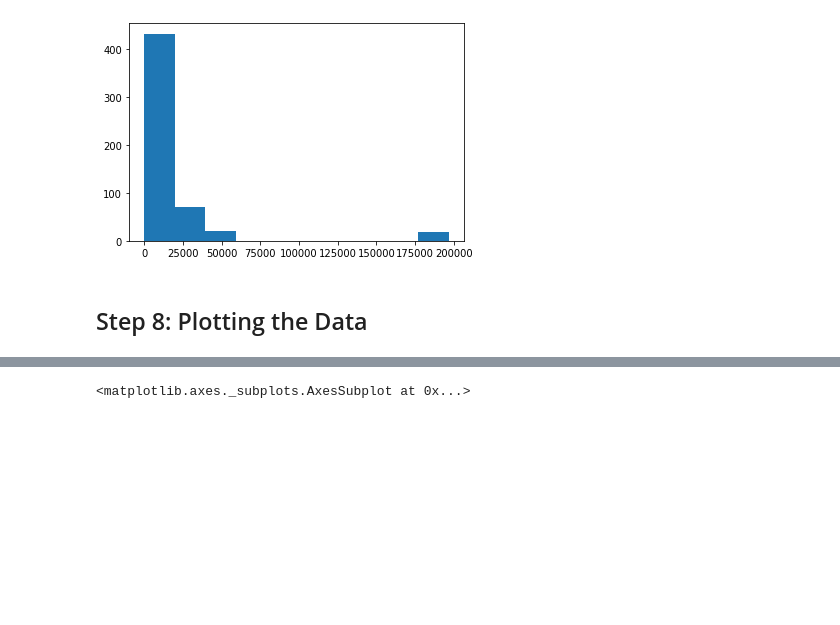
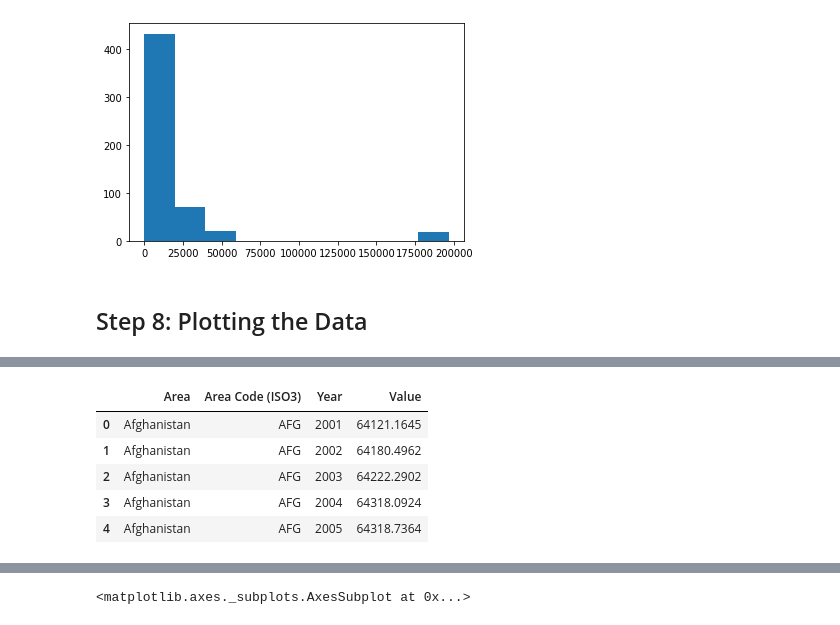
Before and after one commit to malikhassan016/HP-Z-UNFOLD, a Jupyter notebook: EDA_Land_Coverage.ipynb, the cells around one changed output, grey strips where cells are left out. Saved outputs shown, nothing was run; the diff lists cells and outputs as text; code cells hidden in the pictures; blank space fills up the shorter version.

```diff
--- a/EDA_Land_Coverage.ipynb
+++ b/EDA_Land_Coverage.ipynb
@@ -271,0 +355,11 @@ plt.show()
+# %%
+df1 = df_land.groupby(["Area", "Area Code (ISO3)", "Year"])["Value"].sum().reset_index()
+# %%
+df1.head()
+# %% [output]
+|  | Area | Area Code (ISO3) | Year | Value |
+| 0 | Afghanistan | AFG | 2001 | 64121.1645 |
+| 1 | Afghanistan | AFG | 2002 | 64180.4962 |
+| 2 | Afghanistan | AFG | 2003 | 64222.2902 |
+| 3 | Afghanistan | AFG | 2004 | 64318.0924 |
+| 4 | Afghanistan | AFG | 2005 | 64318.7364 |
```
Also changed, not shown: parts of 28 cells of this notebook.
